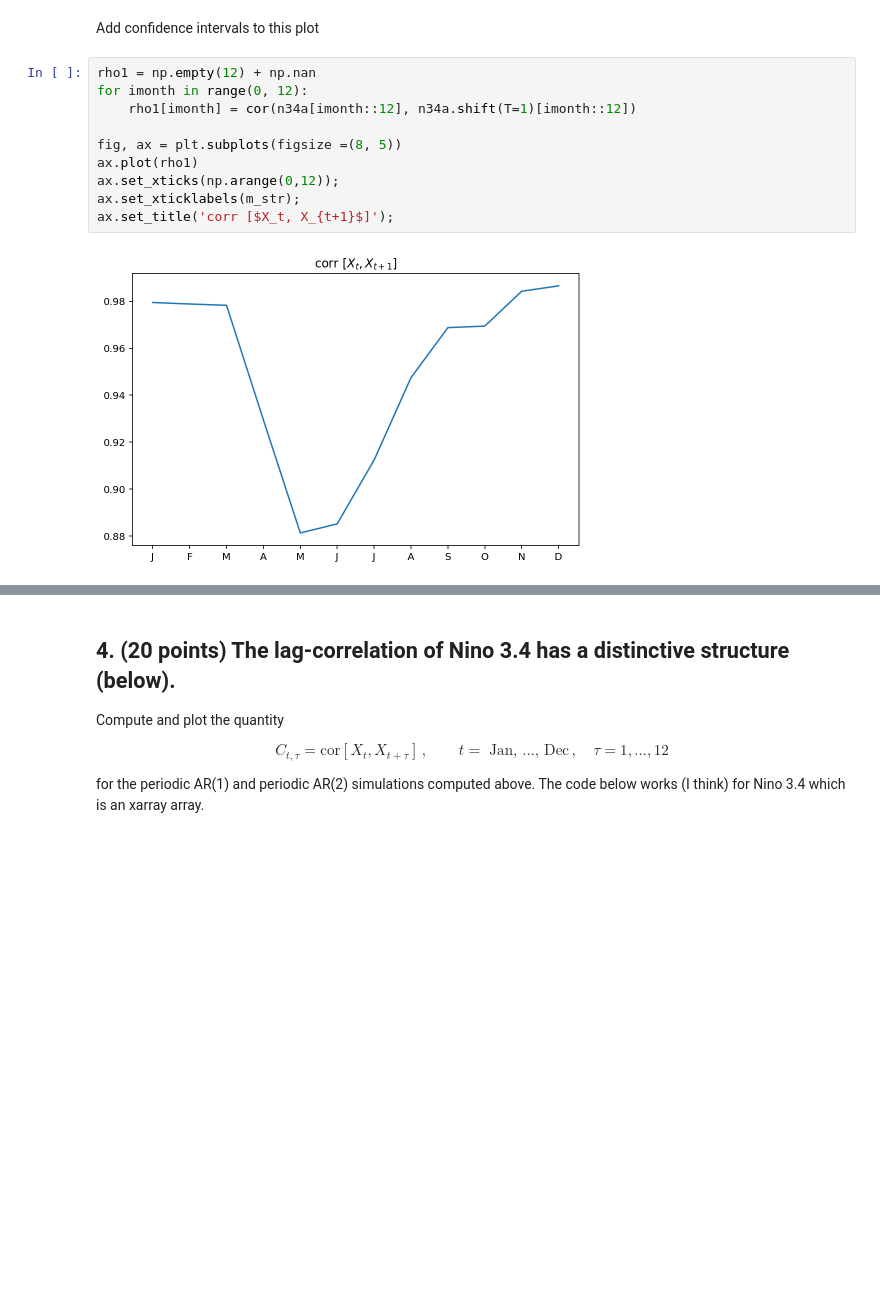
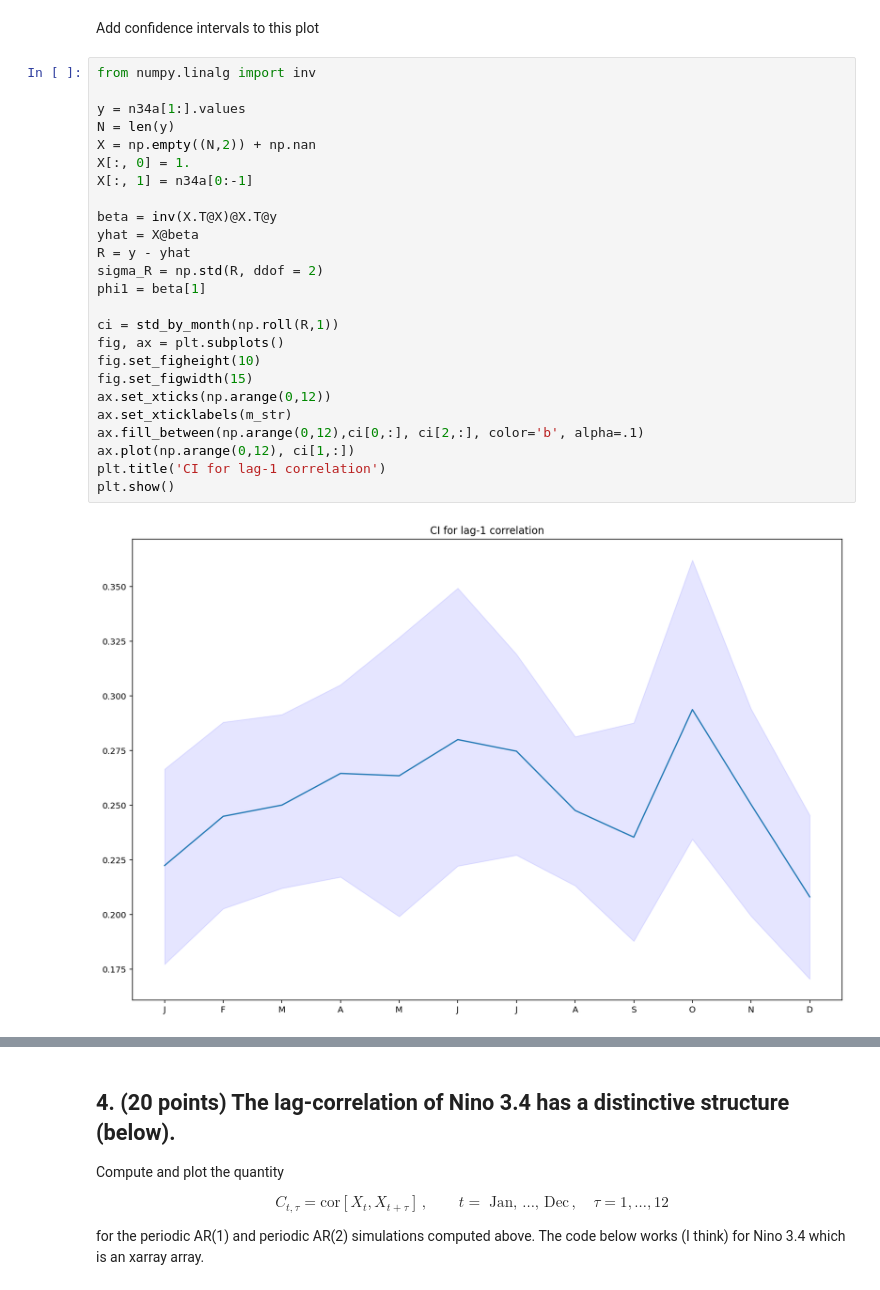
Before and after one commit to jp3993/apma4990-jp3993, a Jupyter notebook: HW-07.ipynb, the cells around one changed output, grey strips where cells are left out. Cells and saved outputs as stored; diff of their text form; blank space fills up the shorter version.

```diff
--- a/HW-07.ipynb
+++ b/HW-07.ipynb
@@ -686,14 +697,29 @@ SyntaxError: invalid syntax (<ipython-input-107-79ad17a8ce92>, line 35)
 # %% [markdown]
 Add confidence intervals to this plot
-# %%
-rho1 = np.empty(12) + np.nan
-for imonth in range(0, 12):
-    rho1[imonth] = cor(n34a[imonth::12], n34a.shift(T=1)[imonth::12])
-
-fig, ax = plt.subplots(figsize =(8, 5))
-ax.plot(rho1)
-ax.set_xticks(np.arange(0,12));
-ax.set_xticklabels(m_str);
-ax.set_title('corr [$X_t, X_{t+1}$]');
-# %% [output]
-[figure, removed]
+# %%
+from numpy.linalg import inv
+
+y = n34a[1:].values
+N = len(y)
+X = np.empty((N,2)) + np.nan
+X[:, 0] = 1.
+X[:, 1] = n34a[0:-1]
+
+beta = inv(X.T@X)@X.T@y
+yhat = X@beta
+R = y - yhat
+sigma_R = np.std(R, ddof = 2)
+phi1 = beta[1]
+
+ci = std_by_month(np.roll(R,1))
+fig, ax = plt.subplots()
+fig.set_figheight(10)
+fig.set_figwidth(15)
+ax.set_xticks(np.arange(0,12))
+ax.set_xticklabels(m_str)
+ax.fill_between(np.arange(0,12),ci[0,:], ci[2,:], color='b', alpha=.1)
+ax.plot(np.arange(0,12), ci[1,:])
+plt.title('CI for lag-1 correlation')
+plt.show()
+# %% [output]
+[figure, added]
```
Also changed, not shown: parts of 14 cells of this notebook.
